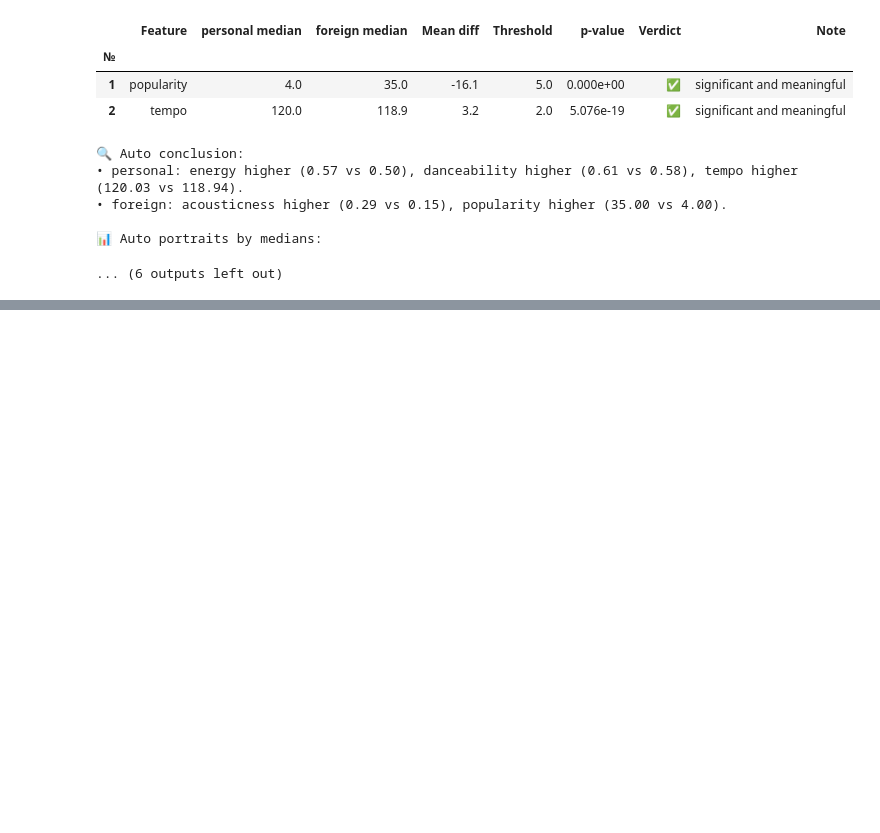
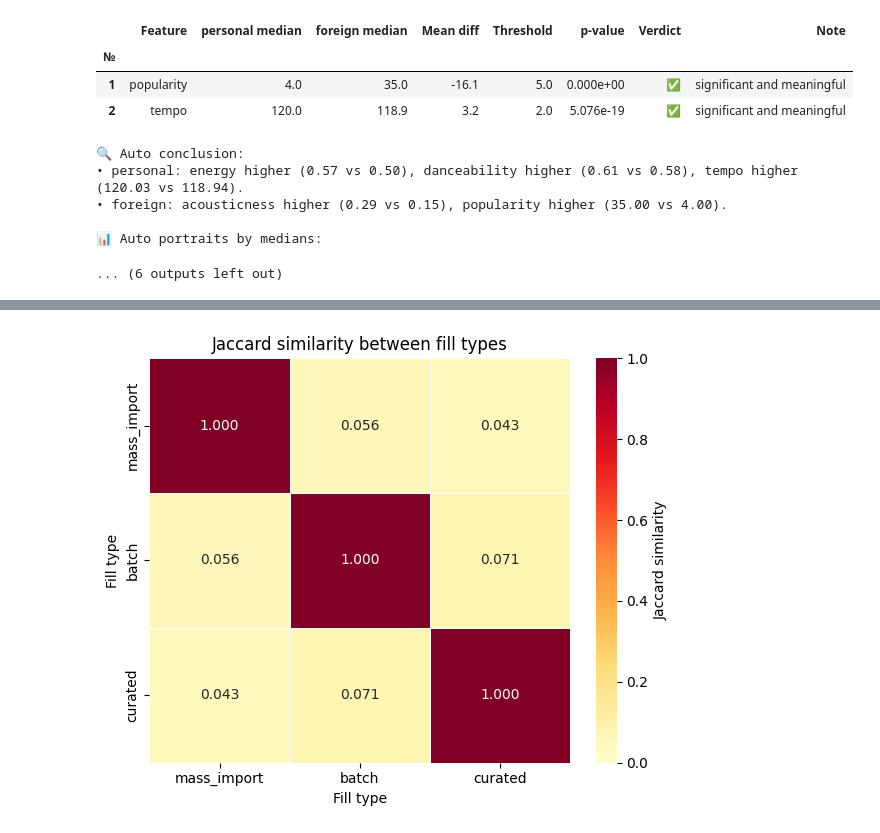
Before and after one commit to AlexSeliwanowa/spotify-listener-portrait, a Jupyter notebook: 01_data_analysis/04_eda_playlists.ipynb, the cells around one changed output, grey strips where cells are left out. Cells and saved outputs as stored; diff of their text form; code cells hidden in the pictures; blank space fills up the shorter version.

Commit message:
chore(eda): update 04_eda_playlists

```diff
--- a/01_data_analysis/04_eda_playlists.ipynb
+++ b/01_data_analysis/04_eda_playlists.ipynb
@@ -732,11 +969,7 @@ plt.show()
 t1 = 'personal'
 t2 = 'foreign'
 
-PRACTICAL_THRESHOLDS = {
-    'valence': 0.02, 'energy': 0.02, 'danceability': 0.02,
-    'acousticness': 0.02, 'instrumentalness': 0.02,
-    'popularity': 5.0, 'tempo': 2.0
-}
+
 ALPHA = 0.05
 
 # Часть 2.1: 0–1 характеристики — медианы
@@ -910,7 +1143,7 @@ display(portrait_df)
 kw_results = {}
 for feat in features_all:
     groups = [type_tracks[ptype][feat].dropna() for ptype in types_list]
-    valid_groups = [(ptype, g) for ptype, g in zip(types_list, groups) if len(g) >= 30]
+    valid_groups = [(ptype, g) for ptype, g in zip(types_list, groups) if len(g) >= MIN_TRACKS_PER_PLAYLIST]
     if len(valid_groups) < 2:
         kw_results[feat] = {'p': np.nan, 'valid_types': []}
         continue
@@ -1221,0 +4802,80 @@ else:
+# %%
+# 7.1 Пересечения треков между типами наполнения (Jaccard)
+
+# Индекс Жаккара вместо абсолютных чисел:
+#   J(A,B) = |A ∩ B| / |A ∪ B|
+# Не даёт большим плейлистам доминировать.
+
+print('ℹ️ Analyzing intersections of unique tracks between fill types: '
+      'mass_import, batch, curated.\n')
+
+# Множества URI по типам наполнения
+mass_names = set(fill_df.loc[fill_df['fill_type'] == 'mass_import', 'name_norm'])
+batch_names = set(fill_df.loc[fill_df['fill_type'] == 'batch', 'name_norm'])
+curated_names = set(fill_df.loc[fill_df['fill_type'] == 'curated', 'name_norm'])
+
+
+def get_uris(names):
+    return set(
+        playlist_links[playlist_links['name_norm'].isin(names)]['Track URI'].dropna()
+    )
+
+
+uri_dict = {
+    'mass_import': get_uris(mass_names),
+    'batch': get_uris(batch_names),
+    'curated': get_uris(curated_names),
+}
+types = list(uri_dict.keys())
+
+# Матрицы: абсолютное пересечение, размер объединения, Jaccard
+intersection_abs = pd.DataFrame(index=types, columns=types, dtype=int)
+union_abs = pd.DataFrame(index=types, columns=types, dtype=int)
+jaccard_df = pd.DataFrame(index=types, columns=types, dtype=float)
+
+for t1 in types:
+    for t2 in types:
+        inter = len(uri_dict[t1] & uri_dict[t2])
+        union = len(uri_dict[t1] | uri_dict[t2])
+        intersection_abs.loc[t1, t2] = inter
+        union_abs.loc[t1, t2] = union
+        jaccard_df.loc[t1, t2] = inter / union if union > 0 else 0.0
+
+print('📊 Absolute intersections (tracks):')
+display(intersection_abs)
+
+print('\n📊 Jaccard similarity:')
+display(jaccard_df.round(3))
+
+# Heatmap
+plt.figure(figsize=(6, 5))
+sns.heatmap(
+    jaccard_df.astype(float),
+    annot=True, fmt='.3f', cmap='YlOrRd',
+    cbar_kws={'label': 'Jaccard similarity'},
+    linewidths=0.5, vmin=0, vmax=1
+)
+plt.title('Jaccard similarity between fill types')
+plt.xlabel('Fill type')
+plt.ylabel('Fill type')
+plt.tight_layout()
+plt.show()
+
+# Автоматическая интерпретация наибольшего сходства
+max_jaccard = 0
+max_pair = None
+for i, t1 in enumerate(types):
+    for t2 in types[i+1:]:
+        val = jaccard_df.loc[t1, t2]
+        if val > max_jaccard:
+            max_jaccard = val
+            max_pair = (t1, t2)
+
+if max_pair:
+    t1, t2 = max_pair
+    inter = intersection_abs.loc[t1, t2]
+    union = union_abs.loc[t1, t2]
+    print(f'🔍 Highest similarity: {t1} ↔ {t2}')
+    print(f'   Jaccard = {max_jaccard:.3f}, intersection = {inter} tracks, '
+          f'union = {union} tracks.')
+# %% [output]
@@ -1221,0 +4894 @@ else:
+[figure, added]
```
Also changed, not shown: parts of 101 cells of this notebook.
